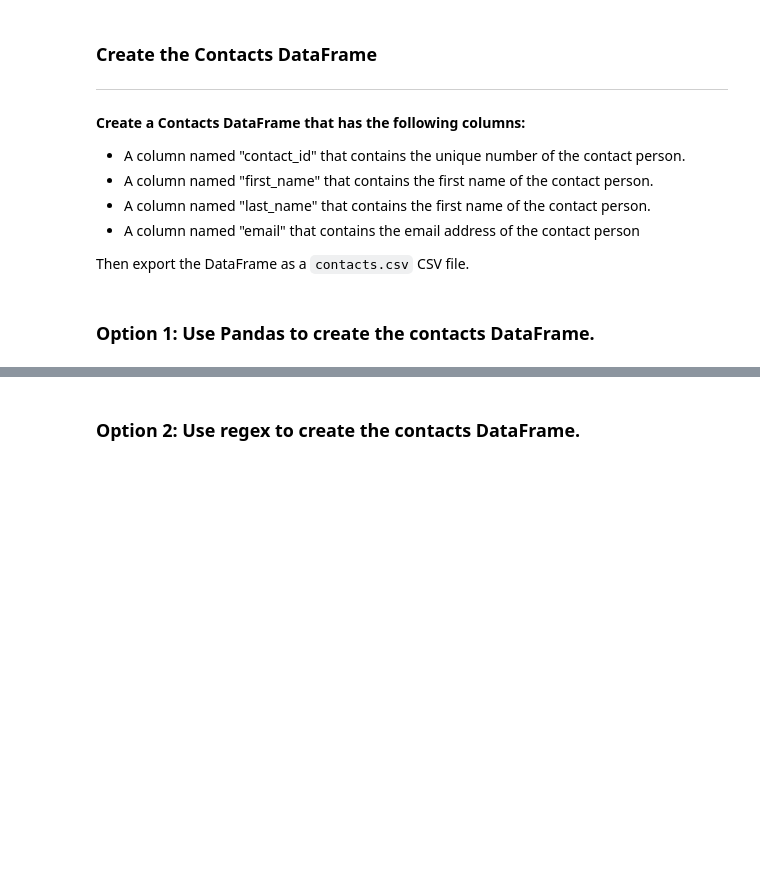
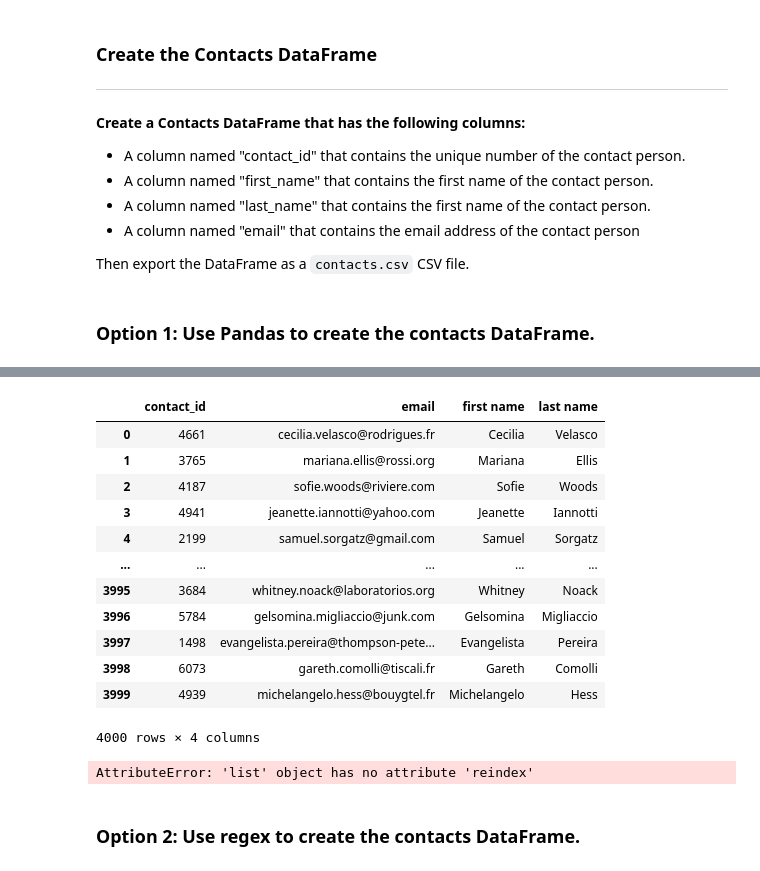
Before and after one commit to ascaranelo/Crowdfunding_ETL, a Jupyter notebook: ETL_Mini_Project_Starter_Code_AMScaranelo.ipynb, the cells around one changed output, grey strips where cells are left out. Drawn from its saved outputs; the diff is of its cells as text; code cells hidden in the pictures; blank space fills up the shorter version.

Commit message:
reordering

```diff
--- a/ETL_Mini_Project_Starter_Code_AMScaranelo.ipynb
+++ b/ETL_Mini_Project_Starter_Code_AMScaranelo.ipynb
@@ -341,3 +411,32 @@ print(dict_values)
+# %%
+
+# Drop the contact_name column
+updatedcontact_df = contact_info_df.drop (["name"], axis = 1)
+updatedcontact_df
+# %% [output]
+|  | contact_id | email | first name | last name |
+| 0 | 4661 | cecilia.velasco@rodrigues.fr | Cecilia | Velasco |
+| 1 | 3765 | mariana.ellis@rossi.org | Mariana | Ellis |
+| 2 | 4187 | sofie.woods@riviere.com | Sofie | Woods |
+| 3 | 4941 | jeanette.iannotti@yahoo.com | Jeanette | Iannotti |
+| 4 | 2199 | samuel.sorgatz@gmail.com | Samuel | Sorgatz |
+| ... | ... | ... | ... | ... |
+| 3995 | 3684 | whitney.noack@laboratorios.org | Whitney | Noack |
+| 3996 | 5784 | gelsomina.migliaccio@junk.com | Gelsomina | Migliaccio |
+| 3997 | 1498 | evangelista.pereira@thompson-pete... | Evangelista | Pereira |
+| 3998 | 6073 | gareth.comolli@tiscali.fr | Gareth | Comolli |
+| 3999 | 4939 | michelangelo.hess@bouygtel.fr | Michelangelo | Hess |
+4000 rows × 4 columns
+# %%
+# Reorder the columns
+
+
+updatedcontact_df = [["contract_id", "email", "first name", "last name"]]
+new_order = ["contact_id", "first name", "last name", "email"]
+reordercontact_df = updatedcontact_df.reindex(columns=new_order)
+reordercontact_df
+# %% [output]
+AttributeError: 'list' object has no attribute 'reindex'
 # %%
 # Check the datatypes one more time before exporting as CSV file.
 # %%
```
Also changed, not shown: parts of 8 cells of this notebook.
